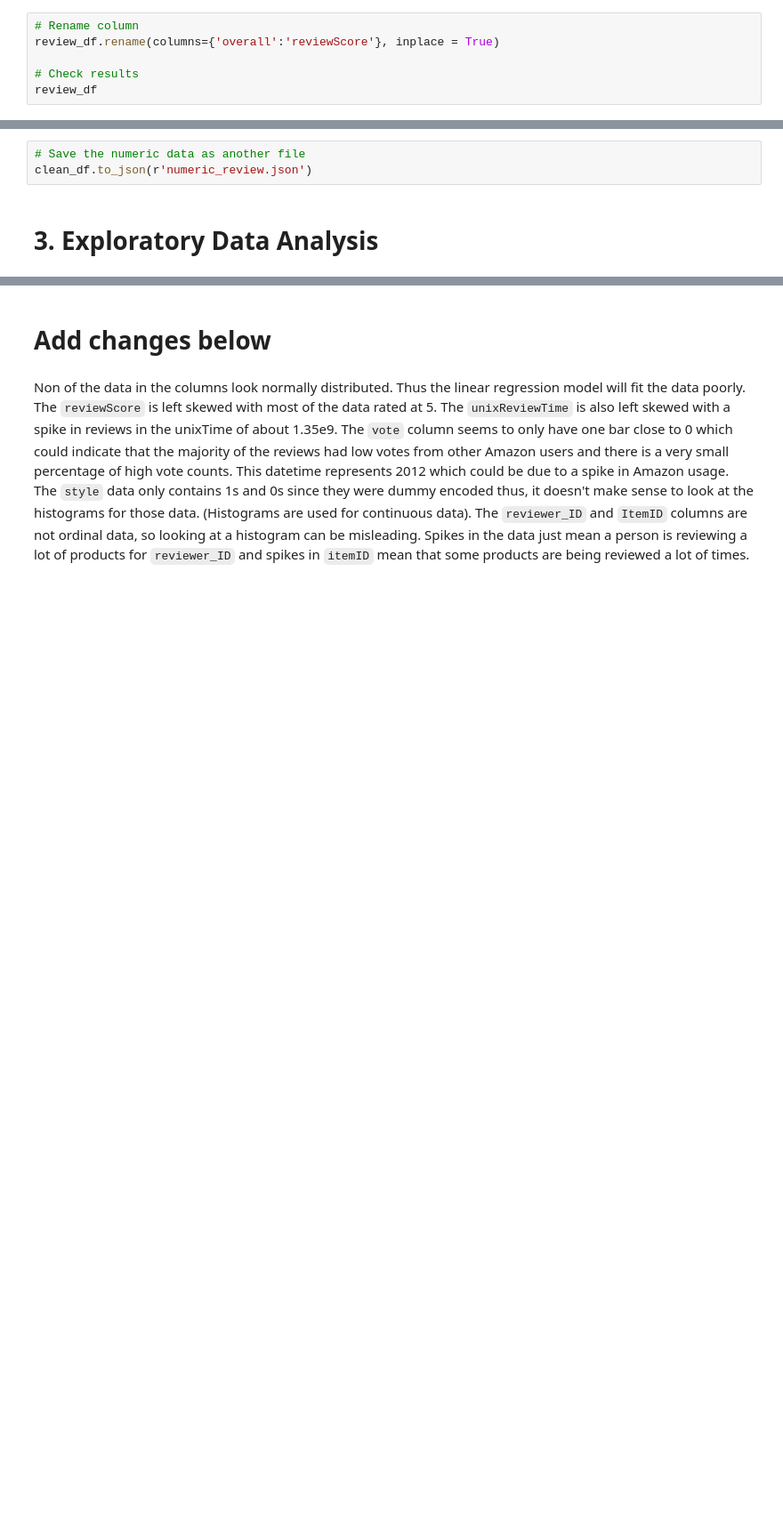
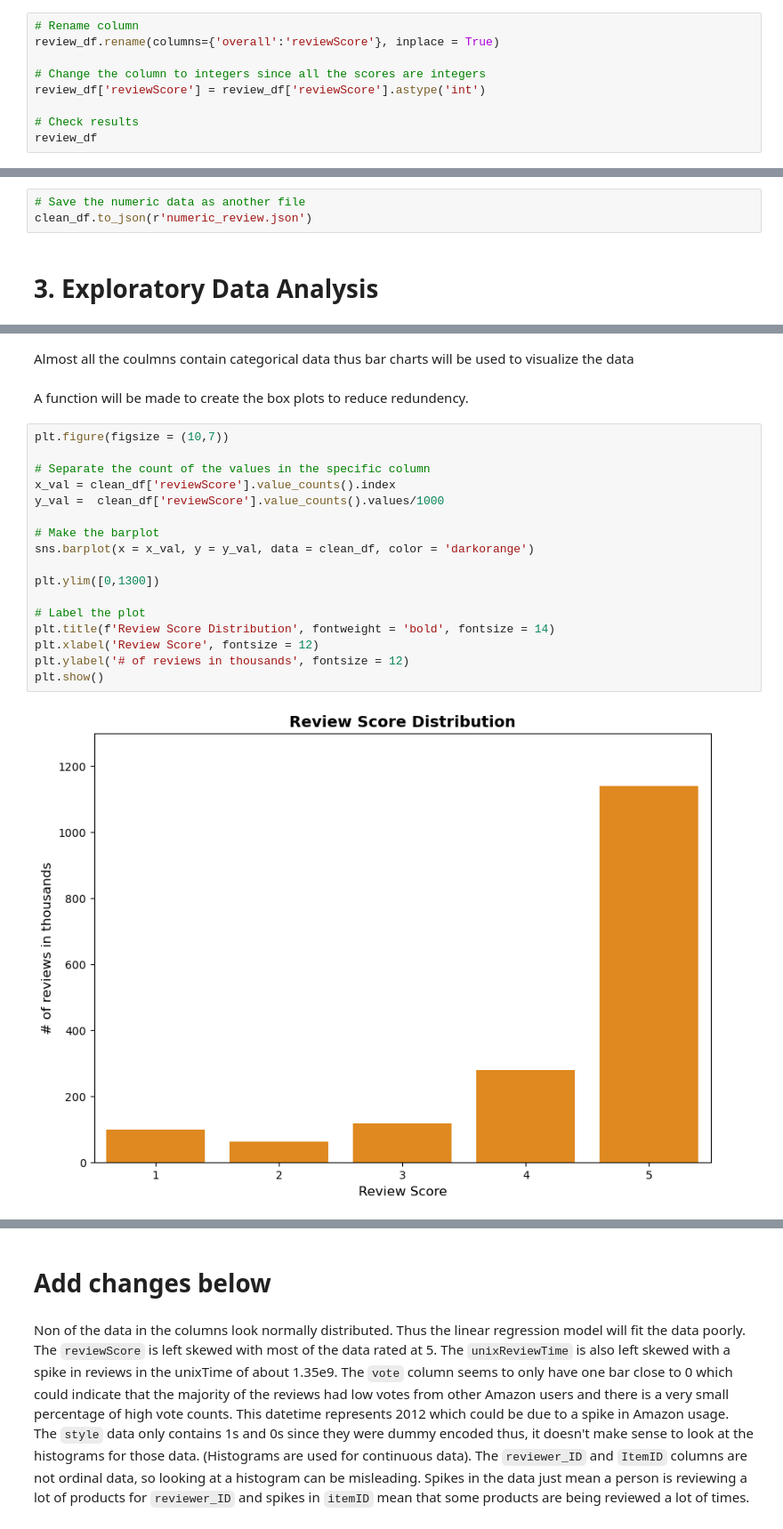
Before and after one commit to JTruong3/Amazon-Product-Recommender, a Jupyter notebook: 1_Preprocessing_and_EDA.ipynb, the cells around one changed output, grey strips where cells are left out. Shown at 89% size. Drawn from its saved outputs; the diff is of its cells as text; blank space fills up the shorter version.

```diff
--- a/1_Preprocessing_and_EDA.ipynb
+++ b/1_Preprocessing_and_EDA.ipynb
@@ -280,6 +297,9 @@ It looks like the values for the overall column are contained between 1 and 5 wh
 # Rename column
 review_df.rename(columns={'overall':'reviewScore'}, inplace = True)
 
+# Change the column to integers since all the scores are integers
+review_df['reviewScore'] = review_df['reviewScore'].astype('int')
+
 # Check results
 review_df
 # %% [output]
@@ -833,0 +833,23 @@ for column in clean_df.columns:
+# %% [markdown]
+Almost all the coulmns contain categorical data thus bar charts will be used to visualize the data
+# %% [markdown]
+A function will be made to create the box plots to reduce redundency.
+# %%
+plt.figure(figsize = (10,7))
+
+# Separate the count of the values in the specific column
+x_val = clean_df['reviewScore'].value_counts().index
+y_val =  clean_df['reviewScore'].value_counts().values/1000
+
+# Make the barplot
+sns.barplot(x = x_val, y = y_val, data = clean_df, color = 'darkorange')
+
+plt.ylim([0,1300])
+
+# Label the plot
+plt.title(f'Review Score Distribution', fontweight = 'bold', fontsize = 14)
+plt.xlabel('Review Score', fontsize = 12)
+plt.ylabel('# of reviews in thousands', fontsize = 12)
+plt.show()
+# %% [output]
+[figure, added]
```
Also changed, not shown: parts of 26 cells of this notebook.
